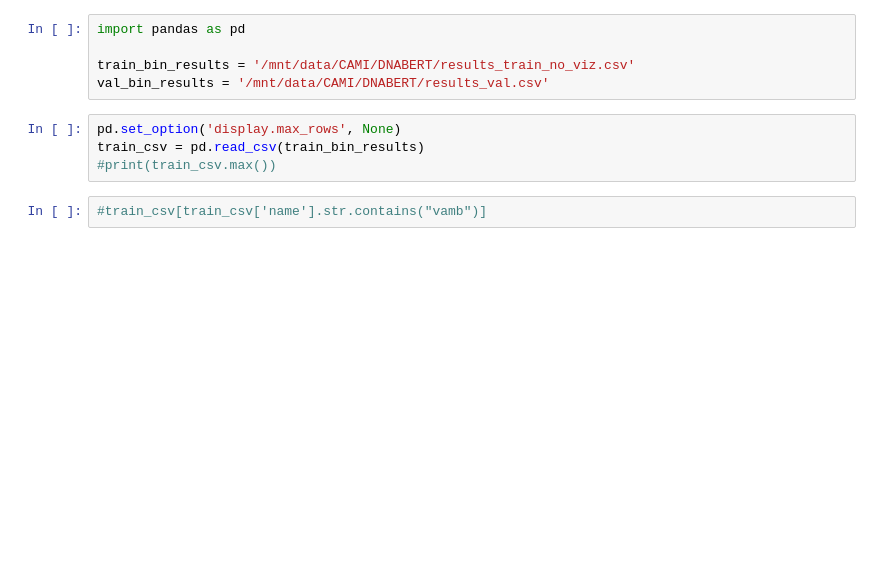
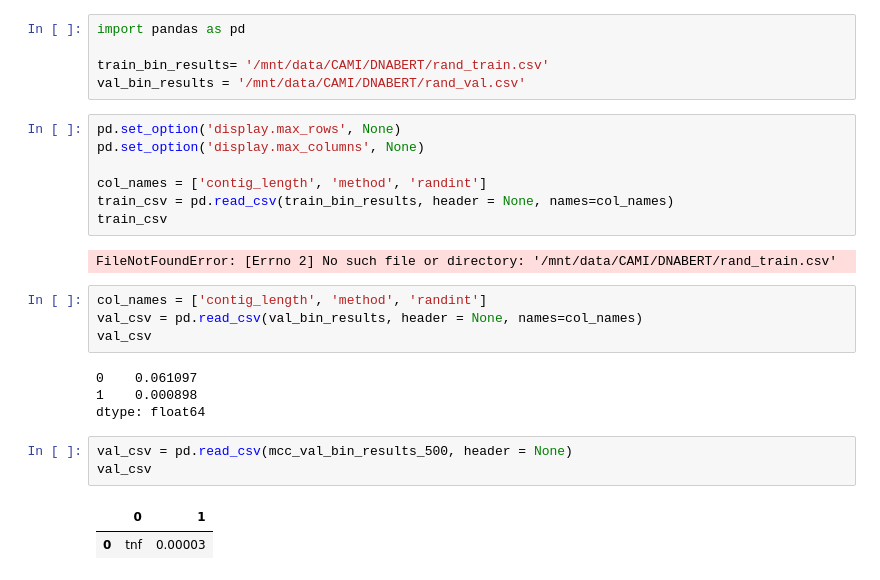
Before and after one commit to ninashenker/deepbin, a Jupyter notebook: clusters_to_bins.ipynb, the cells around one changed output. Cells and saved outputs as stored; diff of their text form; blank space fills up the shorter version.

Commit message:
changed from vamb eval to my own

```diff
--- a/clusters_to_bins.ipynb
+++ b/clusters_to_bins.ipynb
@@ -1,12 +1,29 @@
 # %%
 import pandas as pd
 
-train_bin_results = '/mnt/data/CAMI/DNABERT/results_train_no_viz.csv'
-val_bin_results = '/mnt/data/CAMI/DNABERT/results_val.csv'
+train_bin_results= '/mnt/data/CAMI/DNABERT/rand_train.csv'
+val_bin_results = '/mnt/data/CAMI/DNABERT/rand_val.csv'
+# %%
+pd.set_option('display.max_rows', None)
+pd.set_option('display.max_columns', None)
+
+col_names = ['contig_length', 'method', 'randint']
+train_csv = pd.read_csv(train_bin_results, header = None, names=col_names)
+train_csv
+# %% [output]
+FileNotFoundError: [Errno 2] No such file or directory: '/mnt/data/CAMI/DNABERT/rand_train.csv'
 # %%
-pd.set_option('display.max_rows', None)
-train_csv = pd.read_csv(train_bin_results)
-#print(train_csv.max())
+col_names = ['contig_length', 'method', 'randint']
+val_csv = pd.read_csv(val_bin_results, header = None, names=col_names)
+val_csv
+# %% [output]
+0    0.061097
+1    0.000898
+dtype: float64
 # %%
-#train_csv[train_csv['name'].str.contains("vamb")]
+val_csv = pd.read_csv(mcc_val_bin_results_500, header = None)
+val_csv
+# %% [output]
+|  | 0 | 1 |
+| 0 | tnf | 0.00003 |
 # %%
```
Also changed, not shown: parts of 2 cells of this notebook, 2 other files.
